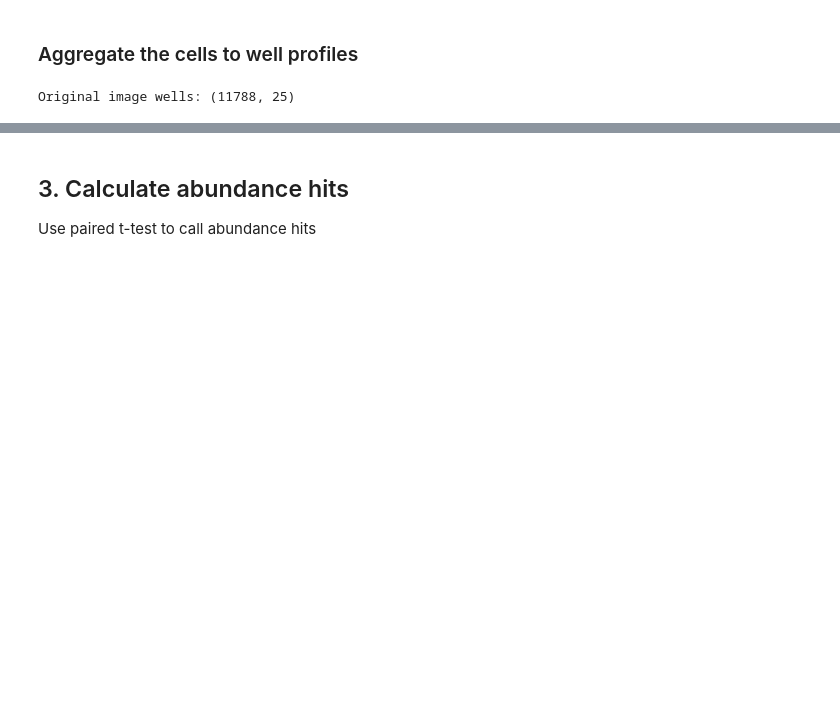
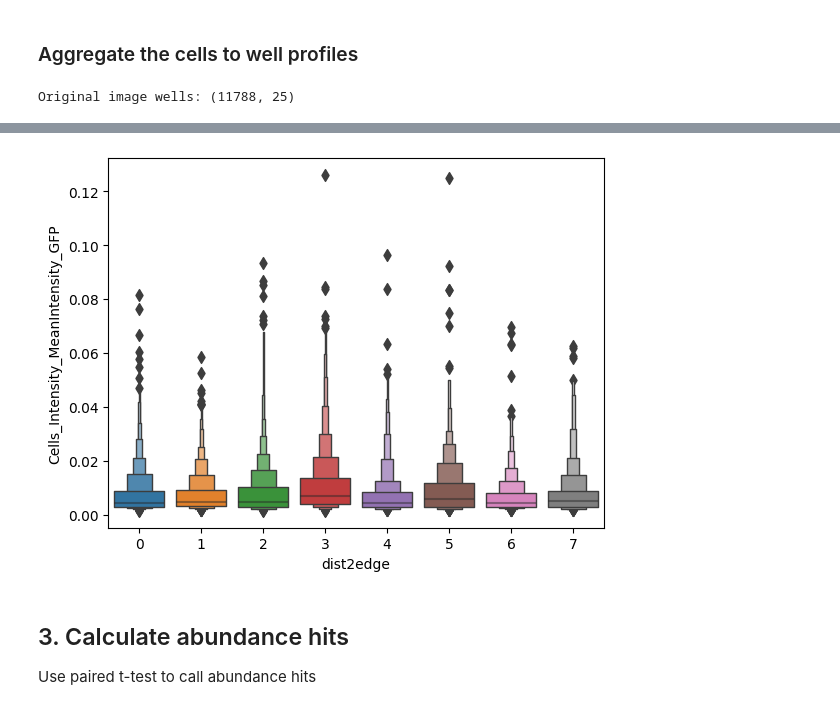
Before and after one commit to broadinstitute/2025_varchamp_snakemake, a Jupyter notebook: 3.downstream_analyses/2_protein_abundance.ipynb, the cells around one changed output, grey strips where cells are left out. Drawn from its saved outputs; the diff is of its cells as text; code cells hidden in the pictures; blank space fills up the shorter version.

```diff
--- a/3.downstream_analyses/2_protein_abundance.ipynb
+++ b/3.downstream_analyses/2_protein_abundance.ipynb
@@ -237,3 +268,15 @@ shape: (10_795, 25)
+# %%
+sns.boxenplot(data=well_profiles.with_columns(
+    pl.col("Metadata_Well").map_elements(lambda x: well_to_coordinates(x)[1], return_dtype=pl.Int16).alias("well_row"),
+    pl.col("Metadata_Well").map_elements(lambda x: well_to_coordinates(x)[2], return_dtype=pl.Int16).alias("well_col")
+).with_columns(
+    pl.struct(["well_row", "well_col"])
+      .map_elements(lambda s: compute_distance(s["well_row"], s["well_col"]), return_dtype=pl.Int16)
+      .alias("dist2edge")
+).to_pandas(), x="dist2edge", y=GFP_FEAT)
+plt.show()
+# %% [output]
+[figure, added]
 # %% [markdown]
 ## 3. Calculate abundance hits
 
```
Also changed, not shown: parts of 6 cells of this notebook, 2 other files.
